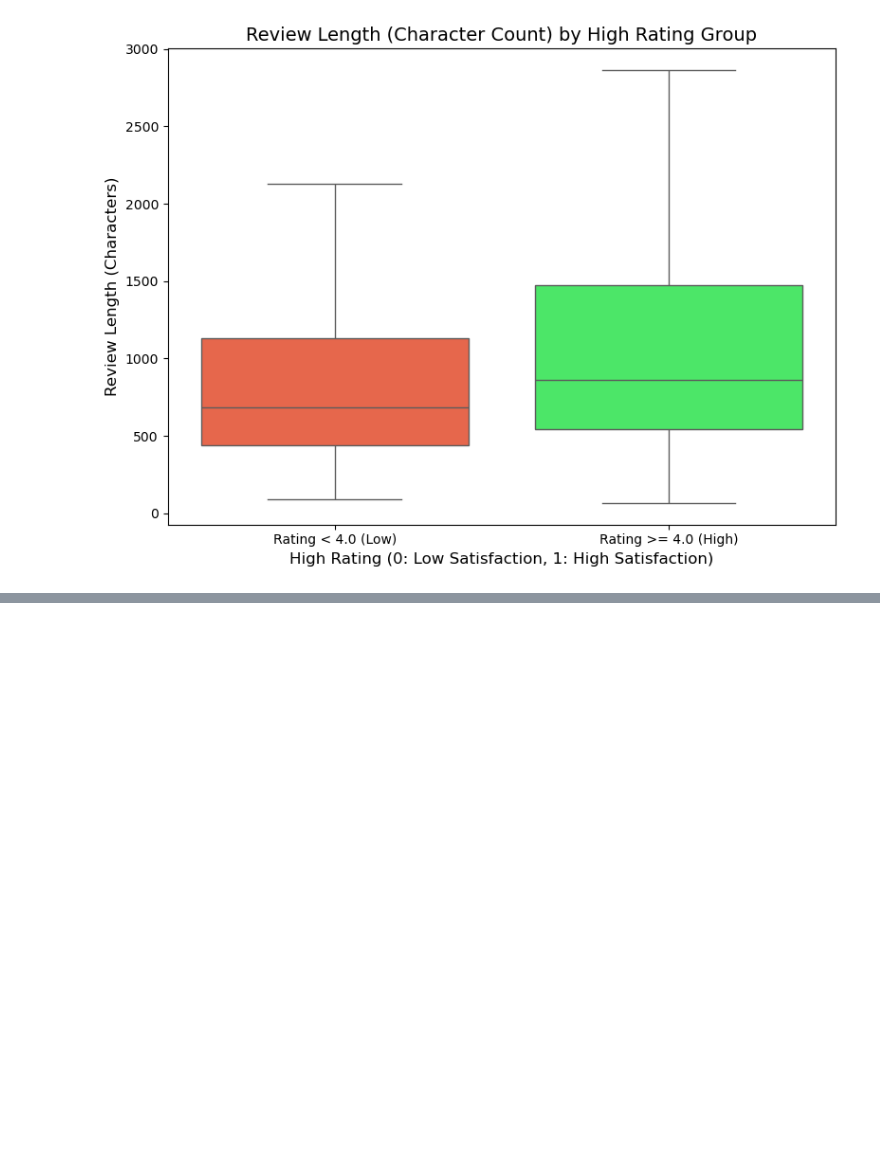
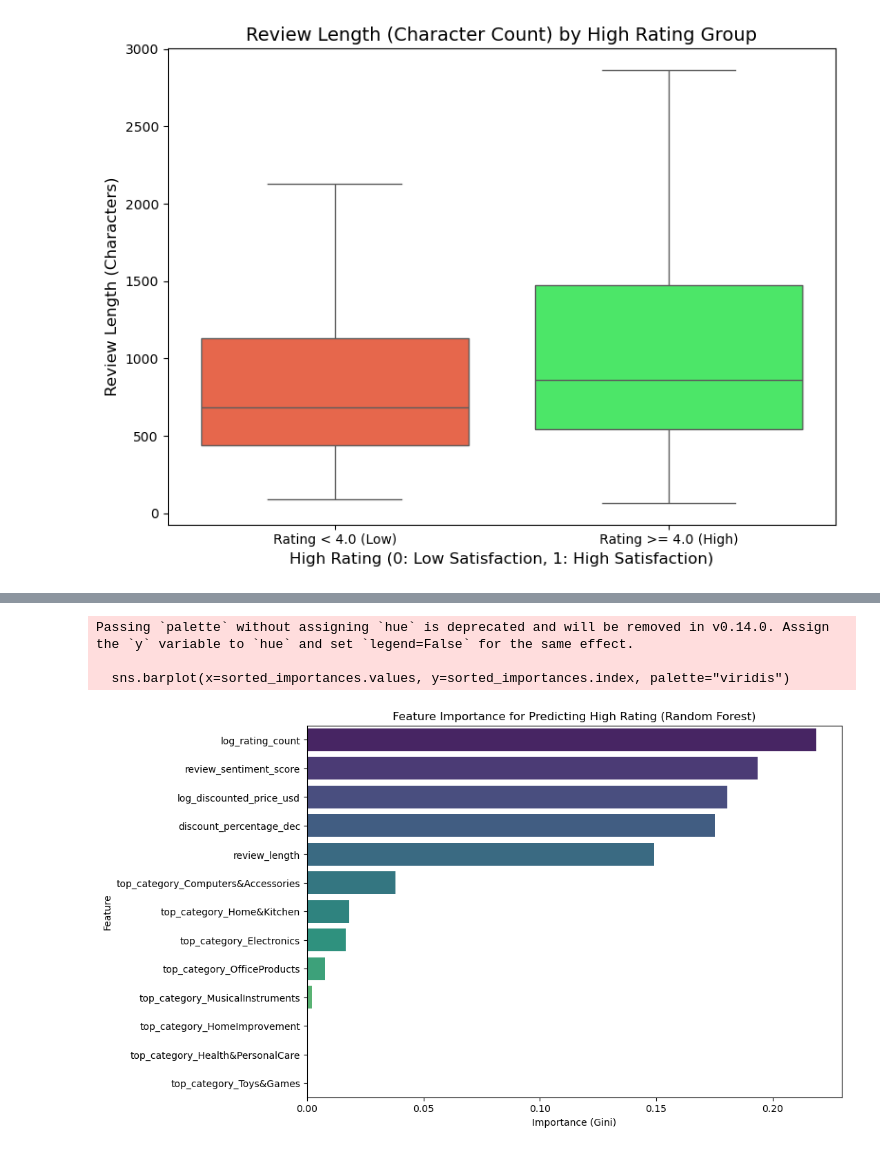
Before and after one commit to aha2270/Product-Quality-Drivers-Sentiment-Analysis-for-High-Value-Insights, a Jupyter notebook: 01_Amazon_Product_Quality_Drivers_NLP.ipynb, the cells around one changed output, grey strips where cells are left out. Drawn from its saved outputs; the diff is of its cells as text; code cells hidden in the pictures; blank space fills up the shorter version.

```diff
--- a/01_Amazon_Product_Quality_Drivers_NLP.ipynb
+++ b/01_Amazon_Product_Quality_Drivers_NLP.ipynb
@@ -721,0 +959,19 @@ Passing `palette` without assigning `hue` is deprecated and will be removed in v
+# %%
+# Extract feature importance
+importances = pd.Series(rf_model.feature_importances_, index=X_train.columns)
+
+# Sort importances in descending order
+sorted_importances = importances.sort_values(ascending=False)
+# %%
+# Create a visual displaying feature importance for predicting high ratings
+plt.figure(figsize=(10, 7))
+sns.barplot(x=sorted_importances.values, y=sorted_importances.index, palette="viridis")
+plt.title('Feature Importance for Predicting High Rating (Random Forest)')
+plt.xlabel('Importance (Gini)')
+plt.ylabel('Feature')
+plt.show()
+# %% [output]
+Passing `palette` without assigning `hue` is deprecated and will be removed in v0.14.0. Assign the `y` variable to `hue` and set `legend=False` for the same effect.
+
+  sns.barplot(x=sorted_importances.values, y=sorted_importances.index, palette="viridis")
+[figure, added]
```
Also changed, not shown: parts of 20 cells of this notebook.
